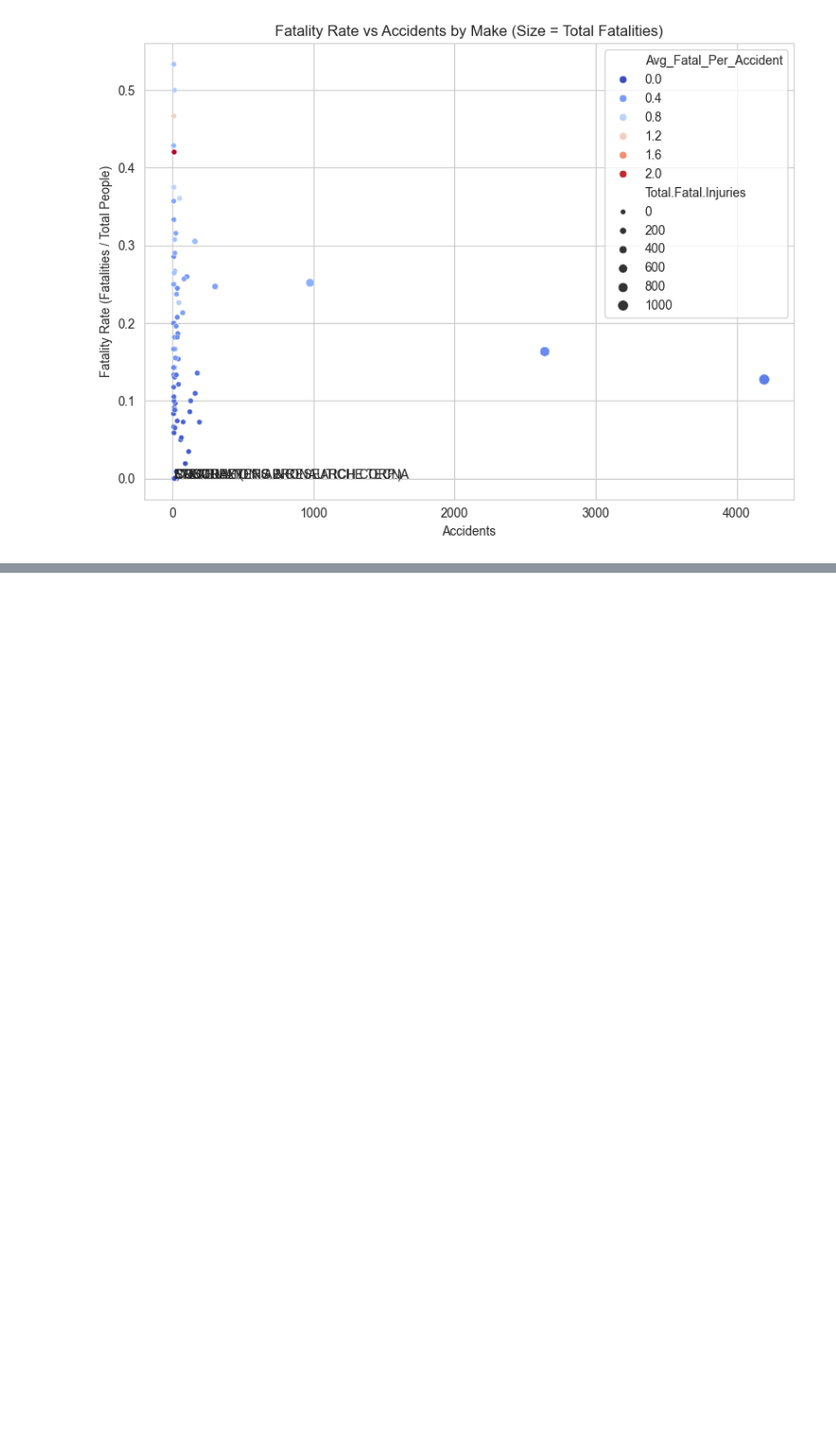
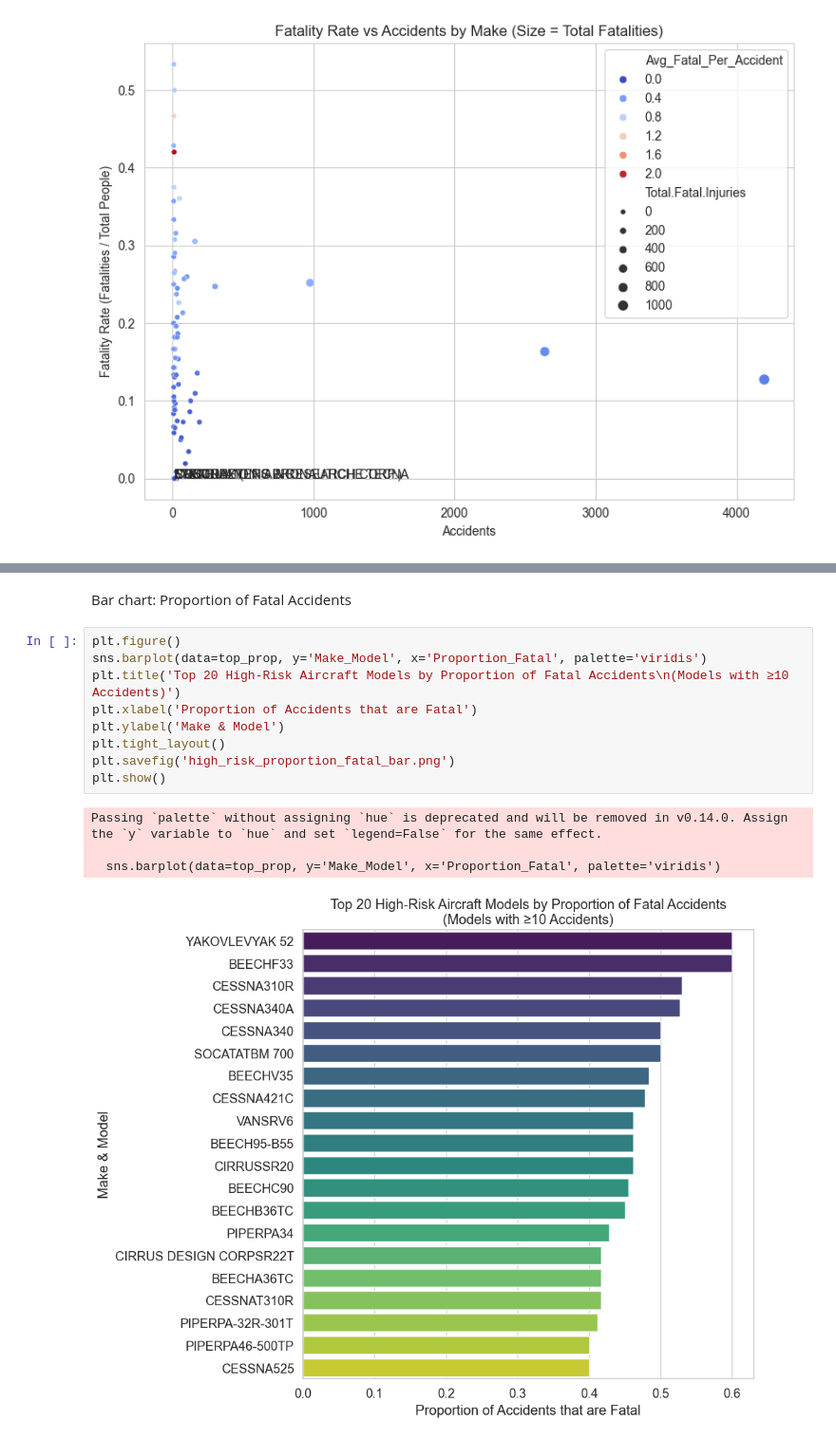
Before and after one commit to t3ch-N/dsc-phase-1-project-v3, a Jupyter notebook: student.ipynb, the cells around one changed output, grey strips where cells are left out. Shown at 95% size. Drawn from its saved outputs; the diff is of its cells as text; blank space fills up the shorter version.

```diff
--- a/student.ipynb
+++ b/student.ipynb
@@ -287,0 +422,16 @@ display(low_risk_models)
+# %% [markdown]
+Bar chart: Proportion of Fatal Accidents
+# %%
+plt.figure()
+sns.barplot(data=top_prop, y='Make_Model', x='Proportion_Fatal', palette='viridis')
+plt.title('Top 20 High-Risk Aircraft Models by Proportion of Fatal Accidents\n(Models with ≥10 Accidents)')
+plt.xlabel('Proportion of Accidents that are Fatal')
+plt.ylabel('Make & Model')
+plt.tight_layout()
+plt.savefig('high_risk_proportion_fatal_bar.png')
+plt.show()
+# %% [output]
+Passing `palette` without assigning `hue` is deprecated and will be removed in v0.14.0. Assign the `y` variable to `hue` and set `legend=False` for the same effect.
+
+  sns.barplot(data=top_prop, y='Make_Model', x='Proportion_Fatal', palette='viridis')
+[figure, added]
```
Also changed, not shown: parts of 28 cells of this notebook, 10 other files.
